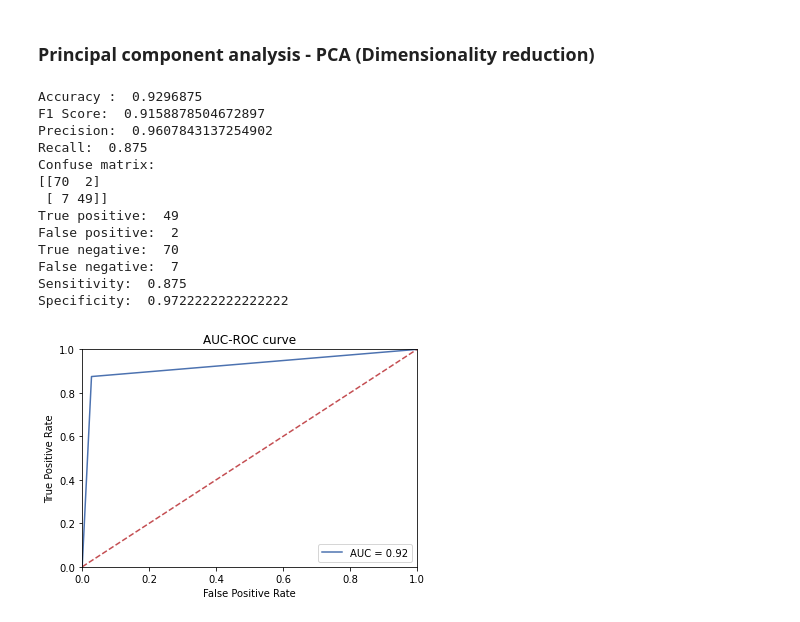
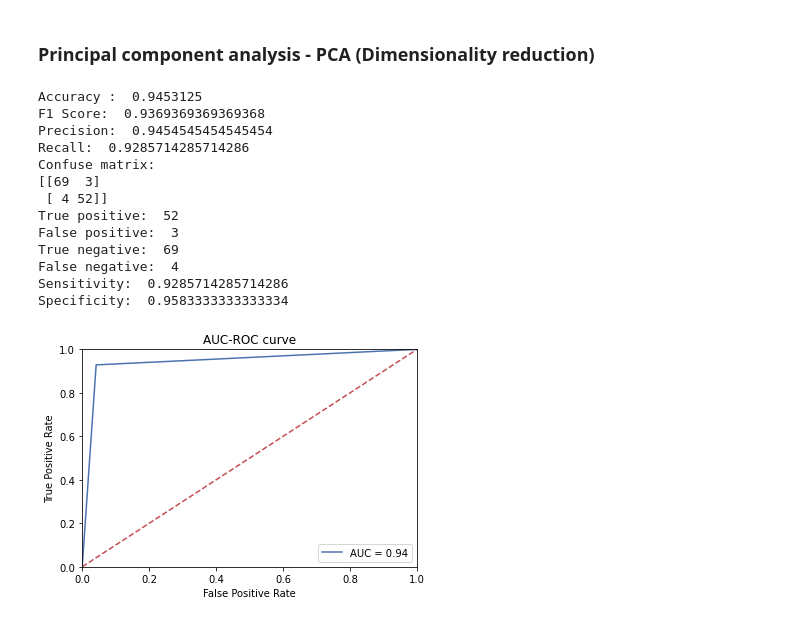
Before and after one commit to MilicaTrifunovic/MachineLearning, a Jupyter notebook: Project 1/Classification.ipynb, the cells around one changed output. Drawn from its saved outputs; the diff is of its cells as text; code cells hidden in the pictures.

```diff
--- a/Project 1/Classification.ipynb
+++ b/Project 1/Classification.ipynb
@@ -1446,31 +1447,31 @@ Specificity:  0.9583333333333334
 # %% [markdown]
 ### Principal component analysis - PCA (Dimensionality reduction)
 # %%
-pca = PCA(n_components = 12)
+pca = PCA(n_components = 13)
 X_train_upsampled_pca = pca.fit_transform(X_train_upsampled_transformed)
 X_test_upsampled_pca = pca.transform(X_test_upsampled_transformed)
 
 lr_classifier = LogisticRegression()
 lr_classifier.set_params(**gs_best_model.best_estimator_.get_params())
 
 lr_classifier.fit(X_train_upsampled_pca, y_train_upsampled)
 pca_prediction = lr_classifier.predict(X_test_upsampled_pca)
 
 eval_model(y_test_upsampled, pca_prediction)
 
 auc_roc_plot(y_test_upsampled, pca_prediction)
 # %% [output]
-Accuracy :  0.9296875
-F1 Score:  0.9158878504672897
-Precision:  0.9607843137254902
-Recall:  0.875
+Accuracy :  0.9453125
+F1 Score:  0.9369369369369368
+Precision:  0.9454545454545454
+Recall:  0.9285714285714286
 Confuse matrix:
-[[70  2]
- [ 7 49]]
-True positive:  49
-False positive:  2
-True negative:  70
-False negative:  7
-Sensitivity:  0.875
-Specificity:  0.9722222222222222
+[[69  3]
+ [ 4 52]]
+True positive:  52
+False positive:  3
+True negative:  69
+False negative:  4
+Sensitivity:  0.9285714285714286
+Specificity:  0.9583333333333334
-[figure, old version]
+[figure, new version]
```
Also changed, not shown: parts of 6 cells of this notebook.
